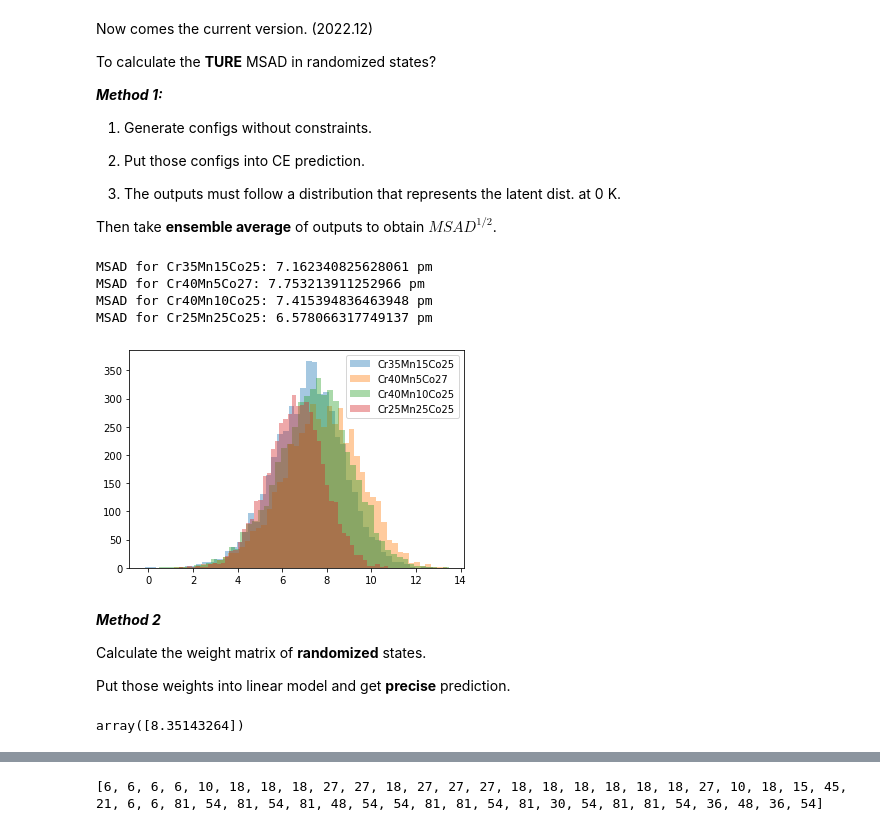
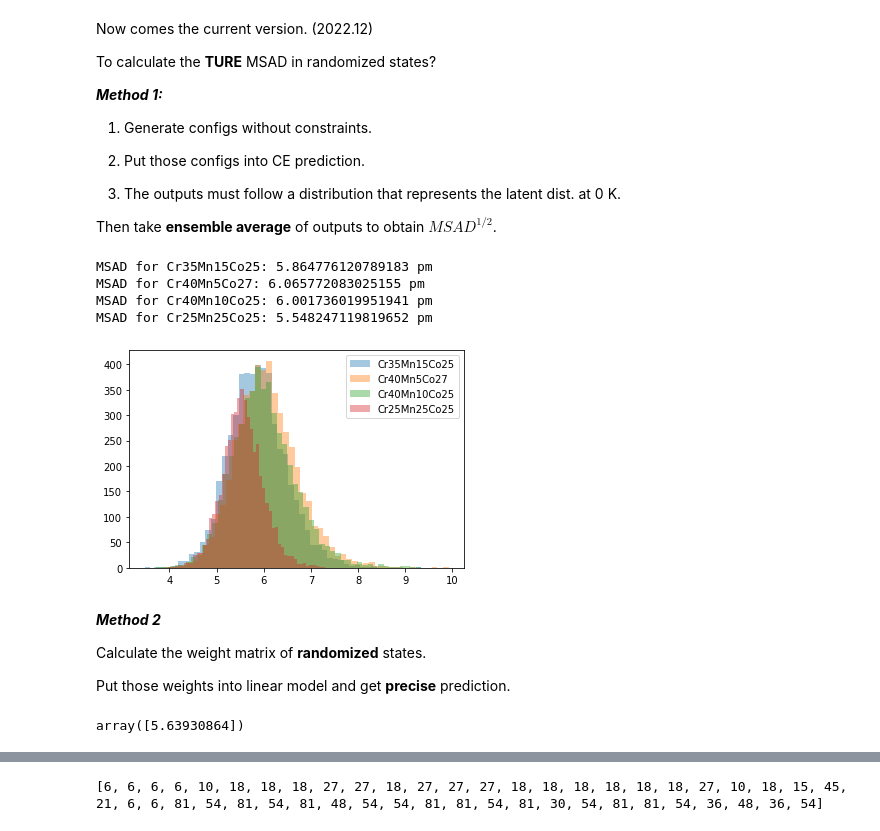
Before and after one commit to wzetto/MATools, a Jupyter notebook: CE_MC/cluster_ce_msad.ipynb, the cells around one changed output, grey strips where cells are left out. Cells and saved outputs as stored; diff of their text form; code cells hidden in the pictures.

```diff
--- a/CE_MC/cluster_ce_msad.ipynb
+++ b/CE_MC/cluster_ce_msad.ipynb
@@ -1350,7 +1351,7 @@ def extract_weight(ind_rangeL, ind_rangeU, embed, atom_num):
             msad_list_ab.append(np.sqrt(msad_ana_qua(cont_dir, pos_dir, 3.512, 2)['MSAD']))
         # energy.append(e_ground)
 
-        if i % 50 == 0:
+        if i % 10 == 0:
             print(f'Iter: {i}')
 
     msad_list, msad_list_ab = np.array(msad_list), np.array(msad_list_ab)
@@ -1452,7 +1453,7 @@ ce_ = CE(ind_1nn, ind_2nn, ind_3nn, ind_4nn, ind_5nn, ind_6nn,
         ind_trip233_pbc, ind_trip255_pbc, ind_trip334_pbc, ind_trip335_pbc,
         ind_trip345_pbc, ind_trip444_pbc, ind_trip455_pbc,
 
-        ind_quaraw, ind_quapbc, ind_raw, use_pbc=False)
+        ind_quaraw, ind_quapbc, ind_raw, use_pbc=True, merge_basis=True)
 
 embed_val = np.ones(49).astype(bool)
 
@@ -1474,7 +1475,7 @@ embed_type = [
 
 #* Lookup table of the indices in weight for each cluster.
 
-#* Without considering the cluster function's symmetry.
+# #* Without considering the cluster function's symmetry.
 # embed_book = [
 #     [i for i in range(0,9)],
 #     [i for i in range(9,18)],
@@ -1852,6 +1855,6 @@ print(len(best_embed_), best_embed_)
   1.]]
 # %%
-chosen_embed_ = best_embed_[1]
+chosen_embed_ = best_embed_[5]
 chosen_embed_1 = chosen_embed_.copy()
 # chosen_embed_1 = np.load('./runs/demo/20230103/chosen_embed.npy')
 # chosen_embed_1[2] = 1.0 #* pair3
@@ -1901,16 +1904,20 @@ def cv_fit(weight_n, msad_list, weight_n_ab, msad_list_ab, regr):
         msad_test = np.concatenate([msad_test, msad_list_ab], axis=0)
 
         regr.fit(weight_train, msad_train)
-        score_list.append(regr.score(weight_test, msad_test))
+        score_list.append(
+            np.linalg.norm(regr.predict(weight_test) - msad_test, ord=2)/len(msad_test)
+        )
 
     score = np.mean(score_list)
     return score
 
 score_list = []
-for i in np.linspace(1, 200, 20):
-    for j in np.linspace(2, 200, 20):
-        for k in range(1,5):
-            regr = RandomForestRegressor(max_depth=k, random_state=0, n_jobs=-1,
-                min_samples_leaf=int(i), min_samples_split=int(j))
-            score = cv_fit(weight_chosen, msad_list, weight_chosen_ab, msad_list_ab, regr)
-            score_list.append([i, j, k, score])
+# for i in np.linspace(1, 200, 20):
+#     for j in np.linspace(2, 200, 20):
+#         for k in range(1,5):
+#             regr = RandomForestRegressor(max_depth=k, random_state=0, n_jobs=-1,
+#                 min_samples_leaf=int(i), min_samples_split=int(j))
+#             score = cv_fit(weight_chosen, msad_list, weight_chosen_ab, msad_list_ab, regr)
+#             score_list.append([i, j, k, score])
+
+cv_fit(weight_chosen, msad_list, weight_chosen_ab, msad_list_ab, clf_ga)
@@ -2157,7 +2168,7 @@ ce_ = CE(ind_1nn, ind_2nn, ind_3nn, ind_4nn, ind_5nn, ind_6nn,
         ind_trip233_pbc, ind_trip255_pbc, ind_trip334_pbc, ind_trip335_pbc,
         ind_trip345_pbc, ind_trip444_pbc, ind_trip455_pbc,
 
-        ind_quaraw, ind_quapbc, ind_raw, use_pbc=True)
+        ind_quaraw, ind_quapbc, ind_raw, use_pbc=True, merge_basis=True)
 
 # for i in range(500):
 #     ele_list = ele_list_gen(0.4, 0.05, 0.4, 0.1, 32)
@@ -2184,48 +2195,48 @@ raw_scalar = True
 dyna_scalar = False
 assert raw_scalar != dyna_scalar, print('Only one scaler can be used!')
 
-load_model = True
+load_model = False
 model_pth = './runs/demo/20230103/eq_clf_msad.sav'
 
 for compo in compo_mat:
         a1, a2, a3 = compo
-        atomic_ratio = f'{a1}_{a2}_{a3}.npy'
+        atomic_ratio = f'{a1}_{a2}_{a3}_mergebasis.npy'
         config = np.load(f'/media/wz/a7ee6d50-691d-431a-8efb-b93adc04896d/Github/MATools_buffer/msadGA/202212/configs/{atomic_ratio}')
 
         if raw_scalar:
                 weight_list_predict = scaler.transform(config)
         else:
                 weight_list_predict = config
 
         #* NEW weight matrix remove the zero term.
         weight_list_prenew = genetic.embed_extra(embed_book,
                                 weight_list_predict,
                                 chosen_embed_1)
 
         #* RAW weight matrix in FULL dimension./ SUB dimension.
         if dyna_scalar:
                 weight_list_prenew = scaler.transform(weight_list_prenew)
 
         if load_model:
                 clf_ga = pickle.load(open(model_pth, 'rb'))
 
         msad_list_predict = clf_ga.predict(weight_list_prenew)
         print(f'MSAD for Cr{a1}Mn{a2}Co{a3}: {np.mean(msad_list_predict)} pm')
         msad_mat.append(msad_list_predict.flatten())
         type_mat.append(f'Cr{a1}Mn{a2}Co{a3}')
 
 # print(np.mean(msad_list_predict))
 for msad_list_predict, type_ in zip(msad_mat, type_mat):
         plt.hist(msad_list_predict, bins=50, label=type_, alpha=0.4)
 
 plt.legend()
 plt.show()
 # %% [output]
-MSAD for Cr35Mn15Co25: 7.162340825628061 pm
-MSAD for Cr40Mn5Co27: 7.753213911252966 pm
-MSAD for Cr40Mn10Co25: 7.415394836463948 pm
-MSAD for Cr25Mn25Co25: 6.578066317749137 pm
+MSAD for Cr35Mn15Co25: 5.864776120789183 pm
+MSAD for Cr40Mn5Co27: 6.065772083025155 pm
+MSAD for Cr40Mn10Co25: 6.001736019951941 pm
+MSAD for Cr25Mn25Co25: 5.548247119819652 pm
-[figure, old version]
+[figure, new version]
 # %% [markdown]
 <i> **Method 2** </i>
 
@@ -2256,5 +2267,5 @@ ce_ = CE(ind_1nn, ind_2nn, ind_3nn, ind_4nn, ind_5nn, ind_6nn,
 # %%
-atomic_ratio = np.array([0.4, 0.05, 0.275, 0.275])
+atomic_ratio = np.array([0.25, 0.25, 0.25, 0.25])
 
 #* Scalar part
 # chosen_embed_ = np.load('./runs/demo/20230103/chosen_embed.npy')
@@ -2283,7 +2294,7 @@ else:
 msad_list_predict = regr_ga.predict(ideal_weight_chosen)
 msad_list_predict
 # %% [output]
-array([8.35143264])
+array([5.63930864])
 # %%
 plt.plot(ideal_weight[0])
 # %% [output]
```
Also changed, not shown: parts of 24 cells of this notebook, 9 other files.
